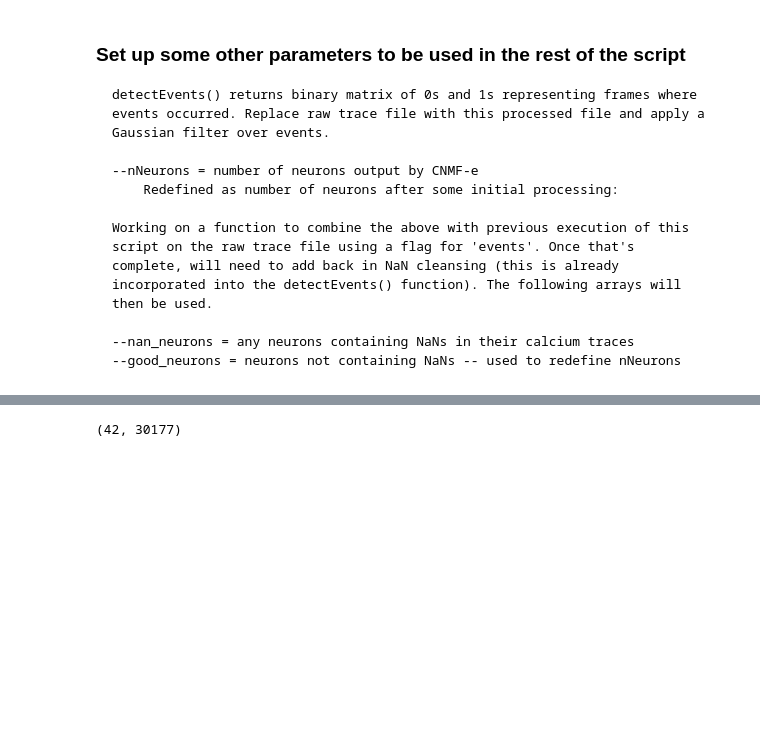
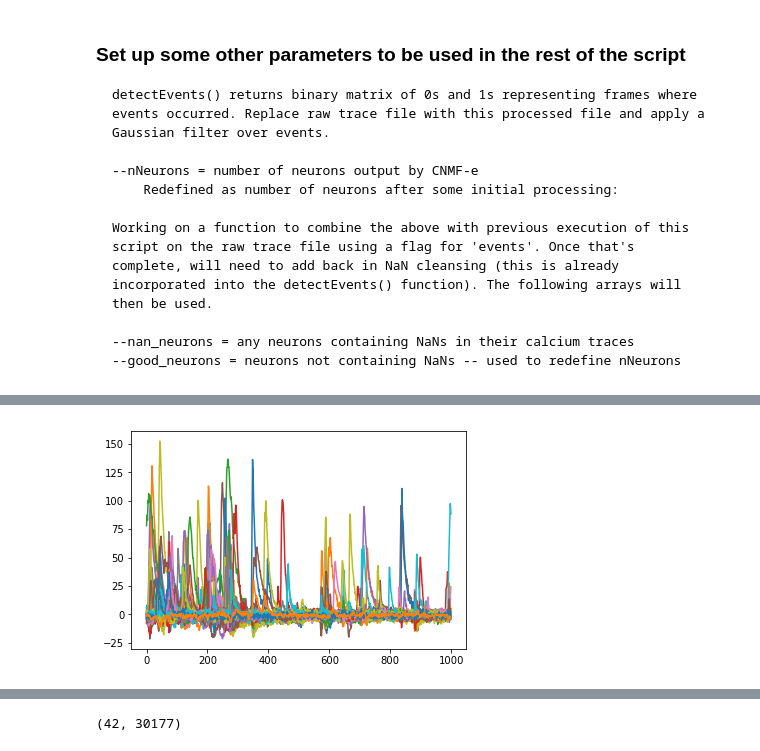
Before and after one commit to celiaberon/mouse_bandit, a Jupyter notebook: jupyter_notebooks/working/sync-behavior-imaging.ipynb, the cells around one changed output, grey strips where cells are left out. Cells and saved outputs as stored; diff of their text form; code cells hidden in the pictures; blank space fills up the shorter version.

```diff
--- a/jupyter_notebooks/working/sync-behavior-imaging.ipynb
+++ b/jupyter_notebooks/working/sync-behavior-imaging.ipynb
@@ -269,0 +281,5 @@ neuron.C_events = smoothed[:,0:nFrames]
+# %%
+for iNeuron in range(nNeurons):
+    plt.plot(neuron.C_raw[iNeuron,0:1000])
+# %% [output]
+[figure, added]
```
Also changed, not shown: parts of 38 cells of this notebook, 3 other files.
